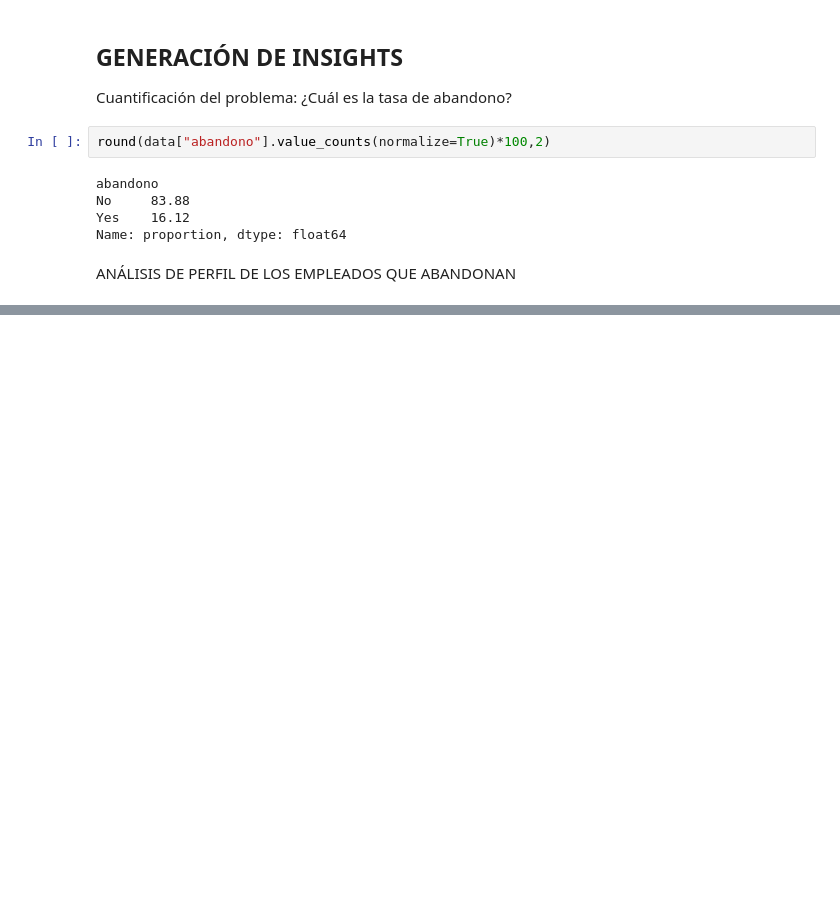
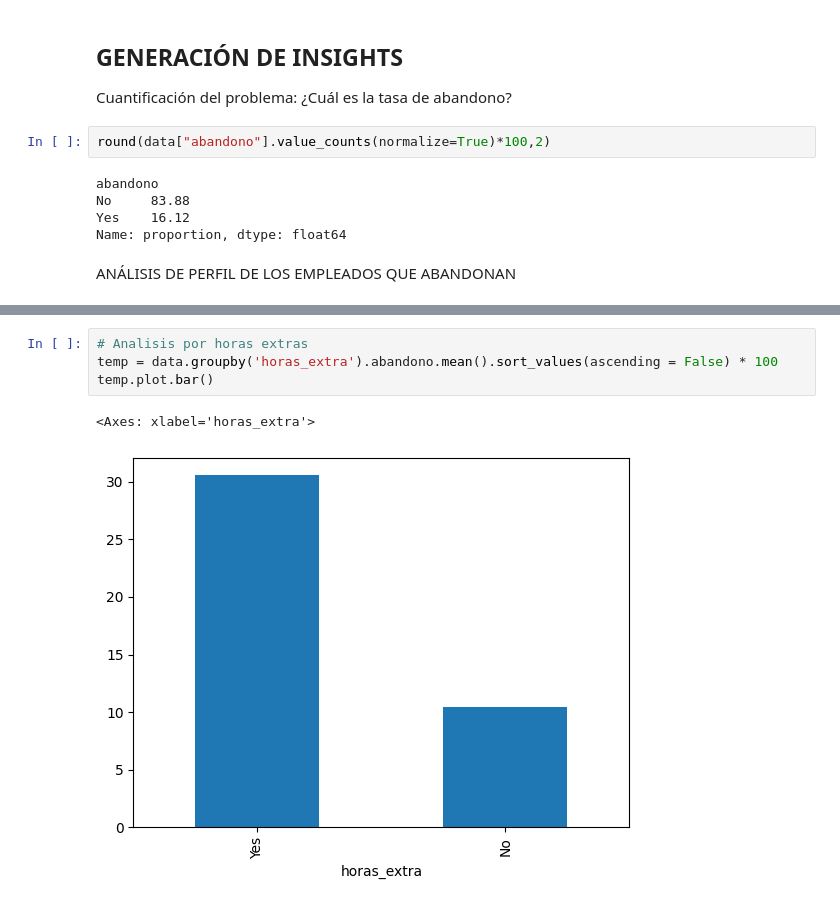
Before and after one commit to Carlos-Ernesto/Data-Science, a Jupyter notebook: DS4B/codio_personal.ipynb, the cells around one changed output, grey strips where cells are left out. Saved outputs shown, nothing was run; the diff lists cells and outputs as text; blank space fills up the shorter version.

```diff
--- a/DS4B/codio_personal.ipynb
+++ b/DS4B/codio_personal.ipynb
@@ -206,0 +204,7 @@ temp = data.groupby("educacion").abandono.mean().
+# %%
+# Analisis por horas extras
+temp = data.groupby('horas_extra').abandono.mean().sort_values(ascending = False) * 100
+temp.plot.bar()
+# %% [output]
+<Axes: xlabel='horas_extra'>
+[figure, added]
```
Also changed, not shown: parts of 11 cells of this notebook, 1 other file.
